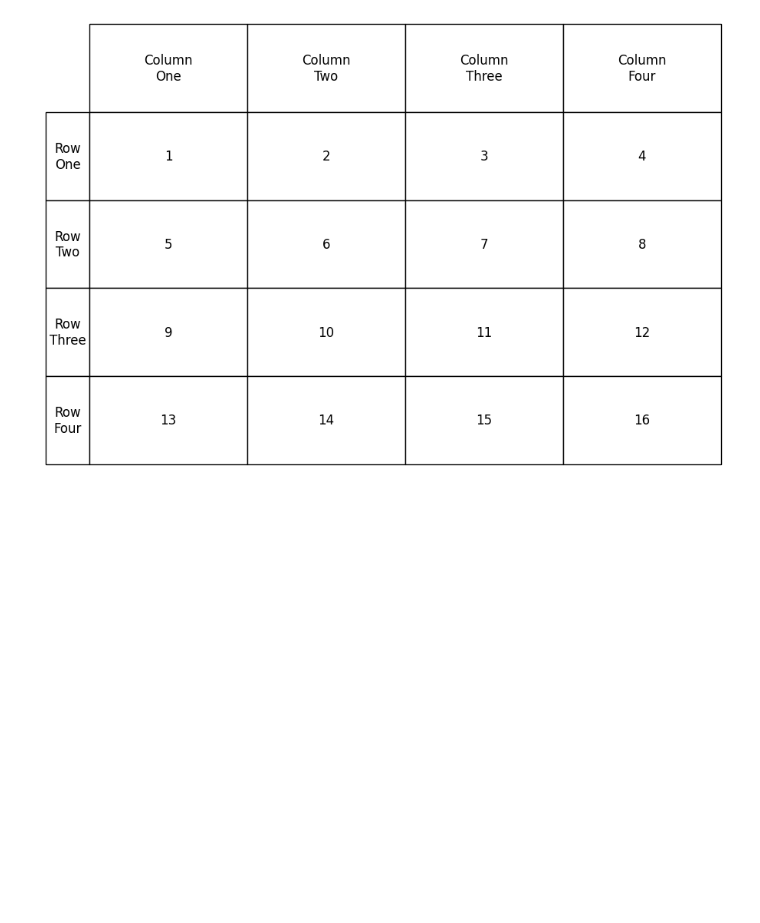
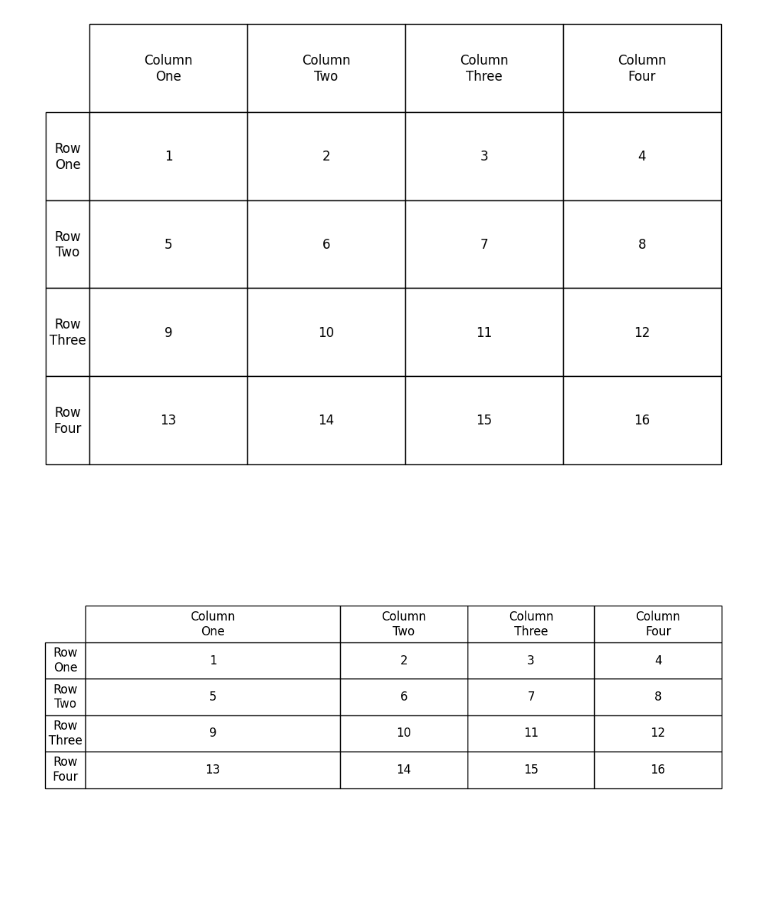
Before and after one commit to Hugloss/CookbookPyCode, a Jupyter notebook: generate/generate_table_data.ipynb, the cells around one changed output. Cells and saved outputs as stored; diff of their text form; code cells hidden in the pictures; blank space fills up the shorter version.

Commit message:
generate table data

```diff
--- a/generate/generate_table_data.ipynb
+++ b/generate/generate_table_data.ipynb
@@ -70,3 +76,32 @@ plt.tight_layout()
 plt.show()
 # %% [output]
 [figure]
+# %%
+# Create figure and axes
+fig, ax = plt.subplots(figsize=(10, 6))
+ax.axis('off')
+
+# Create table
+table = ax.table(cellText=df.values,
+                 rowLabels=df.index,
+                 colLabels=df.columns,
+                 cellLoc='center',
+                 rowLoc='center',
+                 loc='center')
+
+table.auto_set_font_size(False)
+table.set_fontsize(12)
+table.scale(1.0, 2.5)
+
+# --- Adjust column widths ---
+# First, get default width of any cell (used for others)
+default_width = table[(1, 1)].get_width()
+
+# Now make column 0 twice as wide
+for row in range(len(df) + 1):  # +1 for header
+    table[(row, 0)].set_width(default_width * 2)
+
+plt.tight_layout()
+plt.show()
+# %% [output]
+[figure, added]
```
Also changed, not shown: parts of 8 cells of this notebook.
